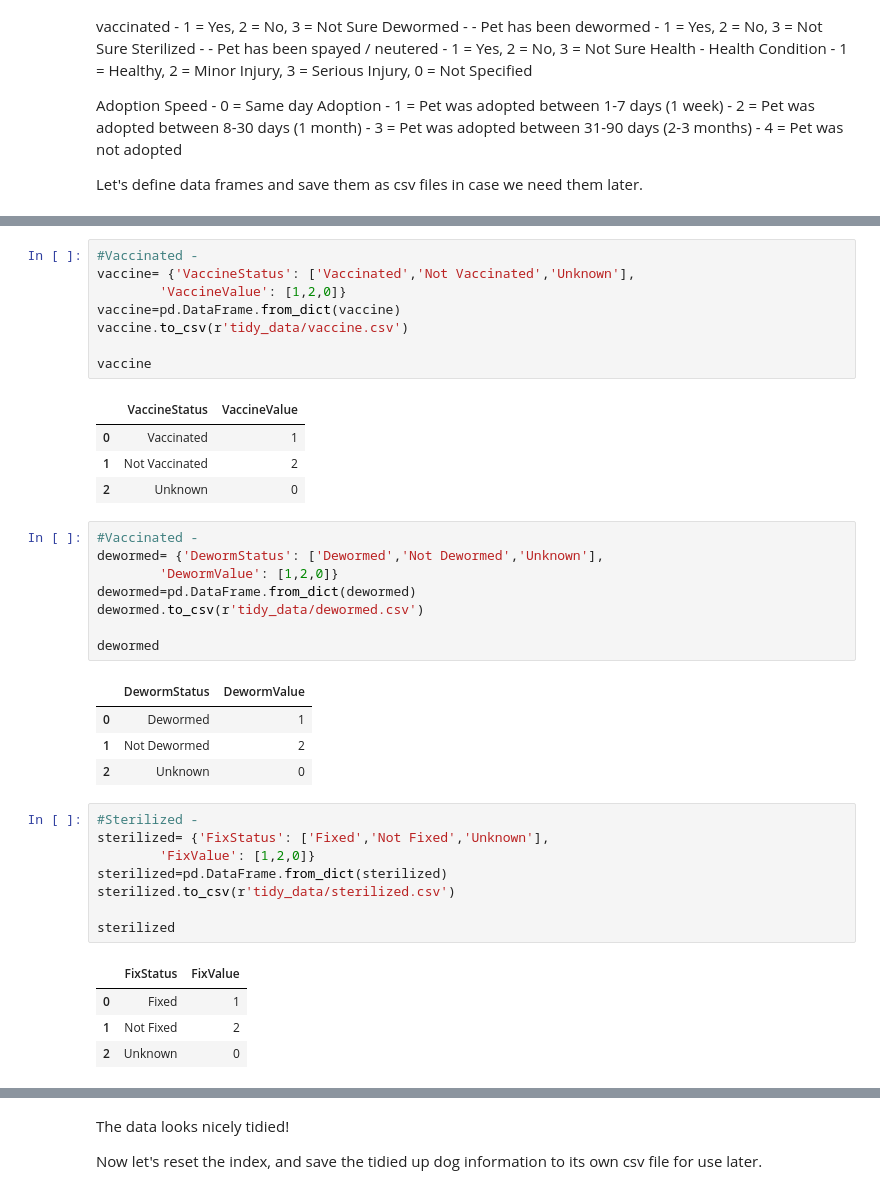
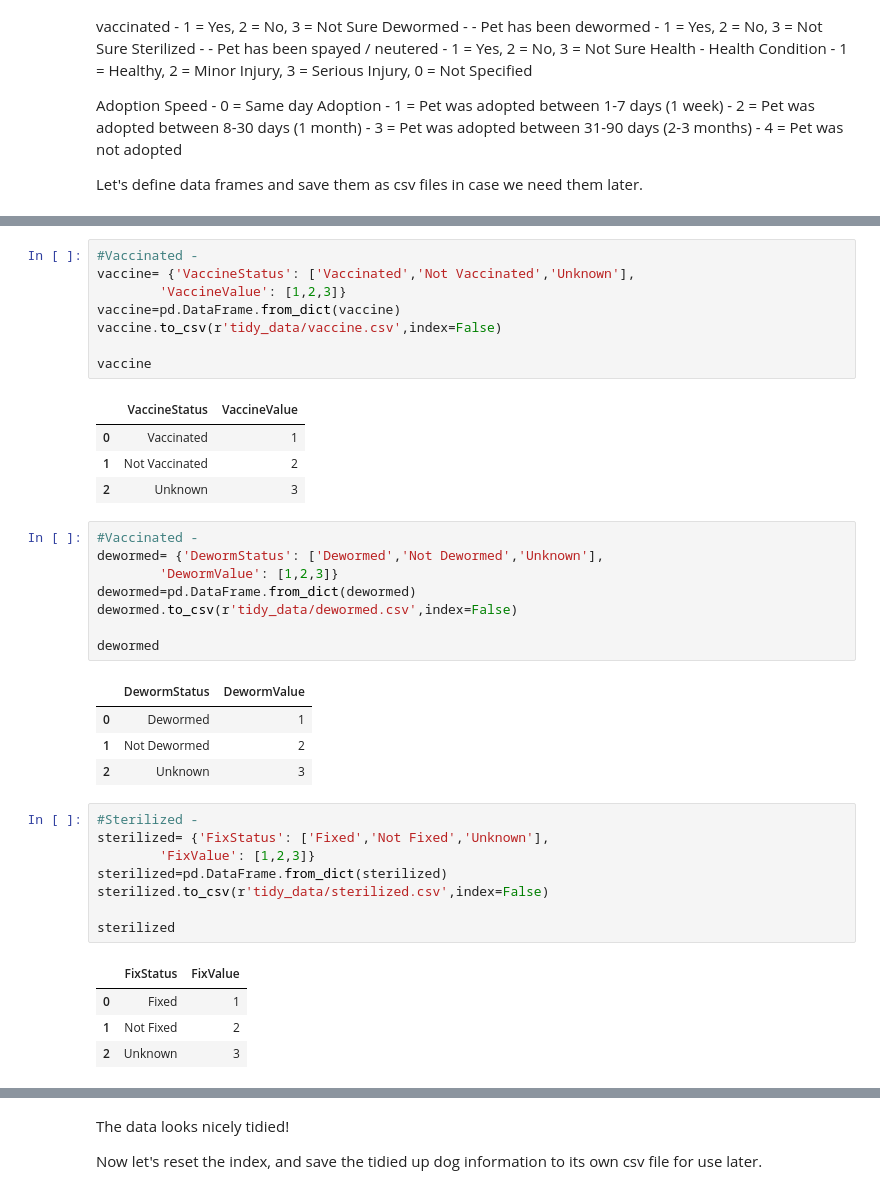
Before and after one commit to CJEJansson/Springboard_Projects, a Jupyter notebook: Capstone 1/1. Data_Wrangling/Data_Wrangling.ipynb, the cells around one changed output, grey strips where cells are left out. Saved outputs shown, nothing was run; the diff lists cells and outputs as text.

Commit message:
correct dictionary data frame mistakes

```diff
--- a/Capstone 1/1. Data_Wrangling/Data_Wrangling.ipynb
+++ b/Capstone 1/1. Data_Wrangling/Data_Wrangling.ipynb
@@ -411,42 +413,42 @@ fur_length
 # %%
 #Vaccinated -
 vaccine= {'VaccineStatus': ['Vaccinated','Not Vaccinated','Unknown'],
-        'VaccineValue': [1,2,0]}
+        'VaccineValue': [1,2,3]}
 vaccine=pd.DataFrame.from_dict(vaccine)
-vaccine.to_csv(r'tidy_data/vaccine.csv')
+vaccine.to_csv(r'tidy_data/vaccine.csv',index=False)
 
 vaccine
 # %% [output]
 |  | VaccineStatus | VaccineValue |
 | 0 | Vaccinated | 1 |
 | 1 | Not Vaccinated | 2 |
-| 2 | Unknown | 0 |
+| 2 | Unknown | 3 |
 # %%
 #Vaccinated -
 dewormed= {'DewormStatus': ['Dewormed','Not Dewormed','Unknown'],
-        'DewormValue': [1,2,0]}
+        'DewormValue': [1,2,3]}
 dewormed=pd.DataFrame.from_dict(dewormed)
-dewormed.to_csv(r'tidy_data/dewormed.csv')
+dewormed.to_csv(r'tidy_data/dewormed.csv',index=False)
 
 dewormed
 # %% [output]
 |  | DewormStatus | DewormValue |
 | 0 | Dewormed | 1 |
 | 1 | Not Dewormed | 2 |
-| 2 | Unknown | 0 |
+| 2 | Unknown | 3 |
 # %%
 #Sterilized -
 sterilized= {'FixStatus': ['Fixed','Not Fixed','Unknown'],
-        'FixValue': [1,2,0]}
+        'FixValue': [1,2,3]}
 sterilized=pd.DataFrame.from_dict(sterilized)
-sterilized.to_csv(r'tidy_data/sterilized.csv')
+sterilized.to_csv(r'tidy_data/sterilized.csv',index=False)
 
 sterilized
 # %% [output]
 |  | FixStatus | FixValue |
 | 0 | Fixed | 1 |
 | 1 | Not Fixed | 2 |
-| 2 | Unknown | 0 |
+| 2 | Unknown | 3 |
 # %%
 #Health-
 health= {'HealthStatus': ['Healthy','Minor Injury','Serious Injury','Unknown'],
```
Also changed, not shown: parts of 5 cells of this notebook, 7 other files.
